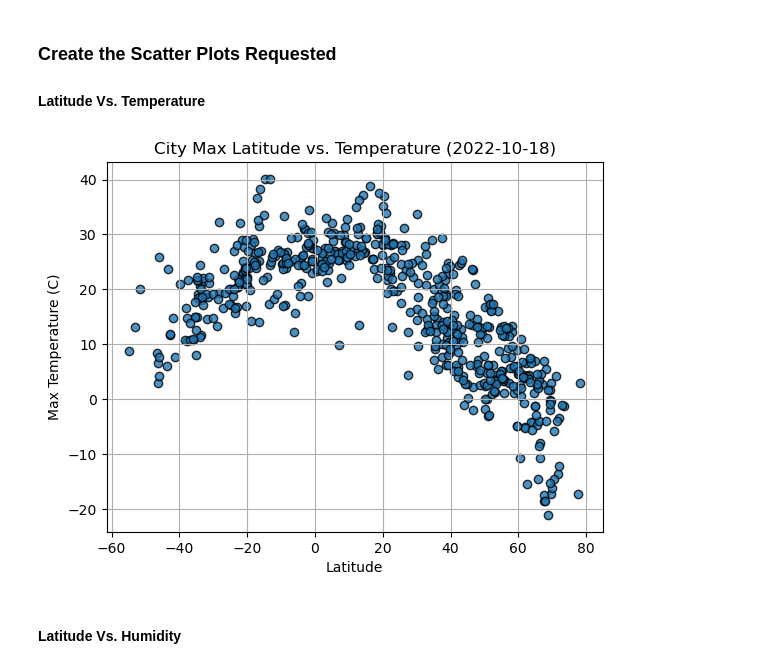
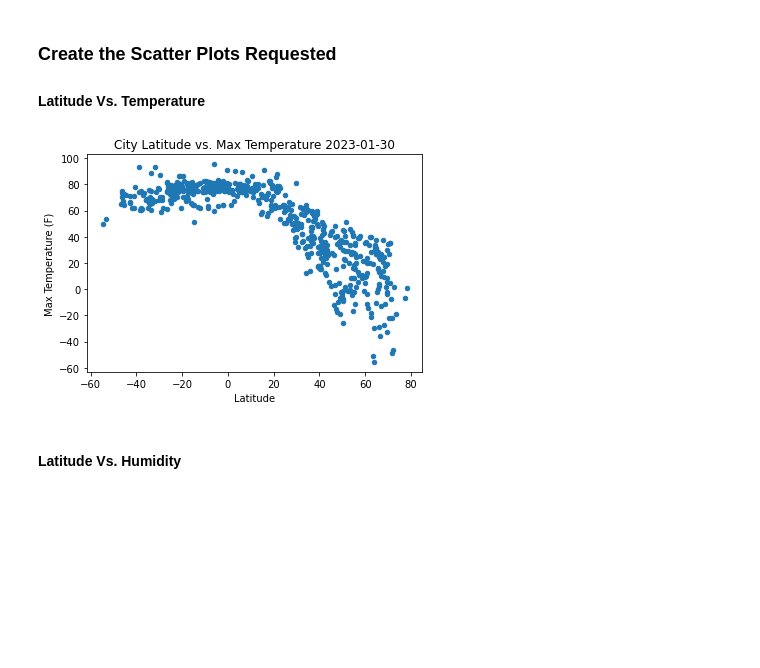
Before and after one commit to KurtGoesch/Python-API-Challenge, a Jupyter notebook: Starter_Code/starter_code/WeatherPy.ipynb, the cells around one changed output. Saved outputs shown, nothing was run; the diff lists cells and outputs as text; code cells hidden in the pictures; blank space fills up the shorter version.

```diff
--- a/Starter_Code/starter_code/WeatherPy.ipynb
+++ b/Starter_Code/starter_code/WeatherPy.ipynb
@@ -209,18 +209,23 @@ city_data_df.head()
 #### Latitude Vs. Temperature
 # %%
 # Build scatter plot for latitude vs. temperature
-# YOUR CODE HERE
+from datetime import date
+
+city_data_df.plot.scatter(x="Lat", y="Max Temp")
+
+today = date.today()
 
 # Incorporate the other graph properties
-# YOUR CODE HERE
-
+plt.xlabel("Latitude")
+plt.ylabel("Max Temperature (F)")
+plt.title(f"City Latitude vs. Max Temperature {today}")
 # Save the figure
 plt.savefig("../output_data/Fig1.png")
 
 # Show plot
 plt.show()
 # %% [output]
-[figure, old version]
+[figure, new version]
 # %% [markdown]
 #### Latitude Vs. Humidity
 # %%
```
Also changed, not shown: parts of 33 cells of this notebook, 6 other files.
